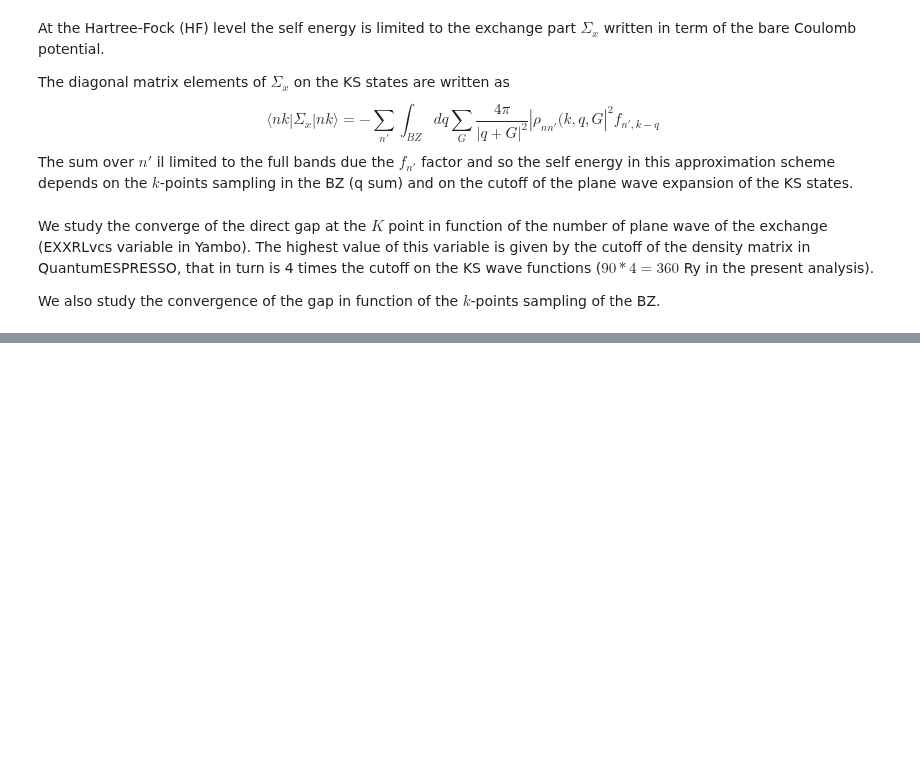
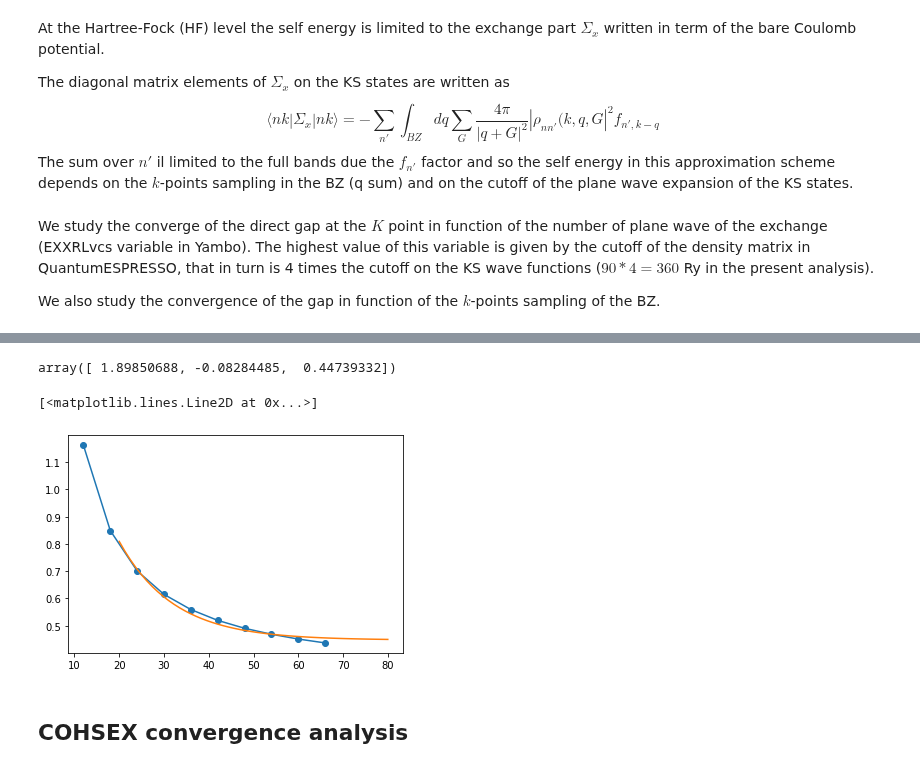
Before and after one commit to marcodalessandro76/Germanene, a Jupyter notebook: GW_Analysis.ipynb, the cells around one changed output, grey strips where cells are left out. Cells and saved outputs as stored; diff of their text form; code cells hidden in the pictures; blank space fills up the shorter version.

```diff
--- a/GW_Analysis.ipynb
+++ b/GW_Analysis.ipynb
@@ -209,0 +260,23 @@ Convergence reached in Dataset "Dataset" for id " {'EXXRLvcs': 20, 'cutz': 60} "
+# %%
+x = np.array(kvalues)
+y = np.array(gap)
+# %%
+def exp(t,a,b,c):
+    return a*np.exp(b*t)+c
+# %%
+p0 = [1,-0.1,0.5]
+pars,pcov = curve_fit(exp,x,y,p0=p0)
+pars
+# %% [output]
+array([ 1.89850688, -0.08284485,  0.44739332])
+# %%
+x_ext = np.linspace(20,80)
+# %%
+plt.plot(kvalues,gap)
+plt.scatter(kvalues,gap)
+plt.plot(x_ext,exp(x_ext,*pars))
+# %% [output]
+[<matplotlib.lines.Line2D at 0x...>]
+[figure, added]
+# %% [markdown]
+## COHSEX convergence analysis
```
Also changed, not shown: parts of 40 cells of this notebook, 1 other file.
